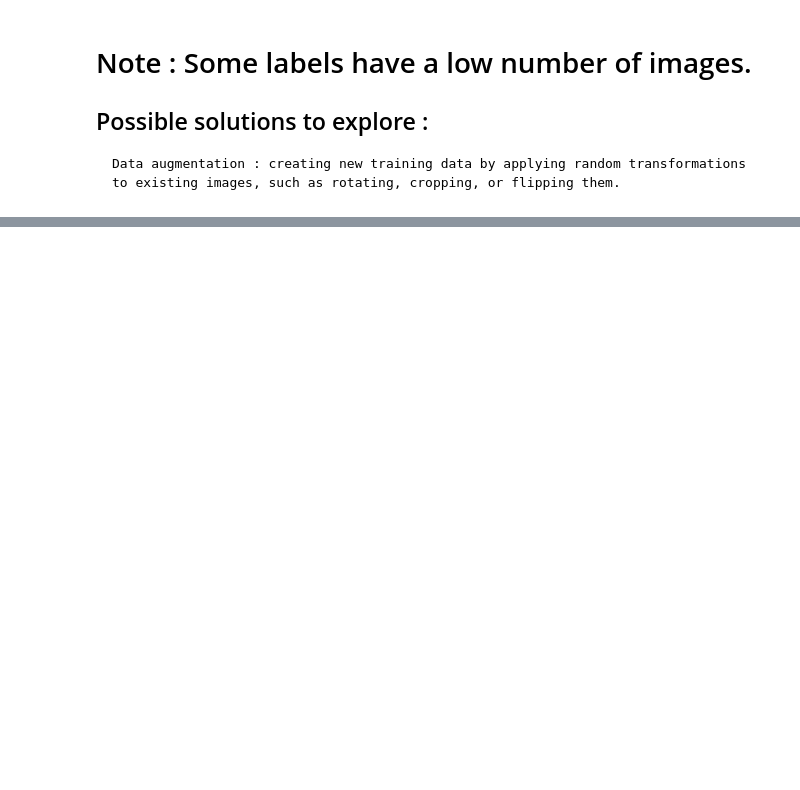
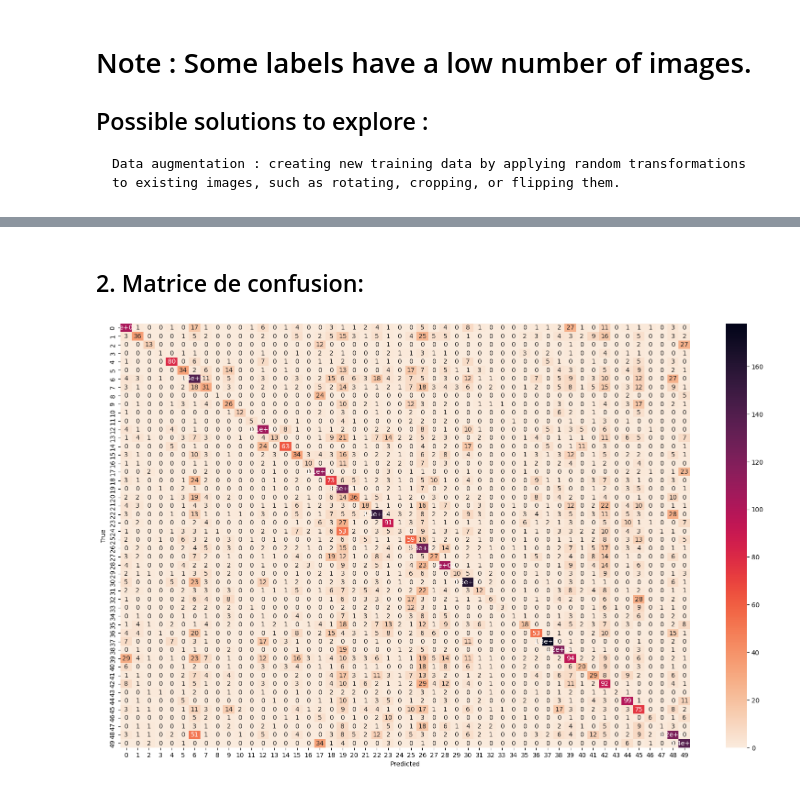
Before and after one commit to K-kiron/animal-detect, a Jupyter notebook: AlexNet and Resnet/AlexNet_GPU_withoutAug.ipynb, the cells around one changed output, grey strips where cells are left out. Drawn from its saved outputs; the diff is of its cells as text; code cells hidden in the pictures; blank space fills up the shorter version.

```diff
--- a/AlexNet and Resnet/AlexNet_GPU_withoutAug.ipynb
+++ b/AlexNet and Resnet/AlexNet_GPU_withoutAug.ipynb
@@ -392,4 +102,0 @@ Accuracy of the network on the test images: 36 %
-# %%
-nb_label_wrongpred = []
-for i in range(0,50):
-    nb_label_wrongpred.append(right_label.count(i))
@@ -403,8 +102,0 @@ plt.show()
-# %%
-good_classification = []
-bad_classification = []
-for i in range(50):
-    if nb_label_wrongpred[i]<=5:
-        good_classification.append(i)
-    if    nb_label_wrongpred[i]>=60:
-        bad_classification.append(i)
@@ -472,0 +168,7 @@ Alexnet a une très bien performance en classification des animaux. Mais il a m
+# %%
+labels_dict = {}
+with open(DATA_FOLDER_PATH+"classes.txt") as f:
+    for line in f:
+        (key,val) = line.split()
+        labels_dict[val] = int(key)-1
+print(labels_dict)
@@ -472,0 +322,7 @@ Alexnet a une très bien performance en classification des animaux. Mais il a m
+# %%
+if torch.cuda.is_available():
+    device = torch.device("cuda")
+    print("GPU is available")
+else:
+    device = torch.device("cpu")
+    print("GPU is not available, using CPU")
@@ -472,0 +458,21 @@ Alexnet a une très bien performance en classification des animaux. Mais il a m
+# %% [markdown]
+## 2. Matrice de confusion:
+# %%
+import seaborn as sns
+import matplotlib.pyplot as plt
+from sklearn.metrics import confusion_matrix
+
+confusion_mat = confusion_matrix(y_true, y_pred)
+
+# Seaborn heatmap
+fig, ax = plt.subplots(figsize=(20,12))
+sns.heatmap(confusion_mat, annot=True, cmap='rocket_r')
+
+# set plot labels
+plt.xlabel('Predicted')
+plt.ylabel('True')
+
+# show plot
+plt.show()
+# %% [output]
+[figure, added]
```
Also changed, not shown: parts of 86 cells of this notebook.
